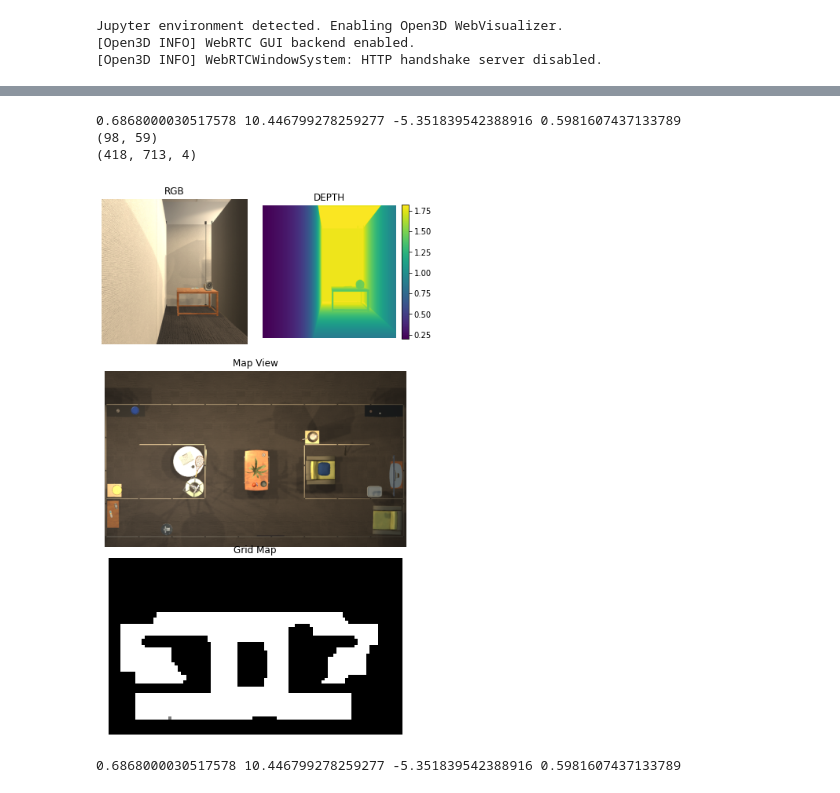
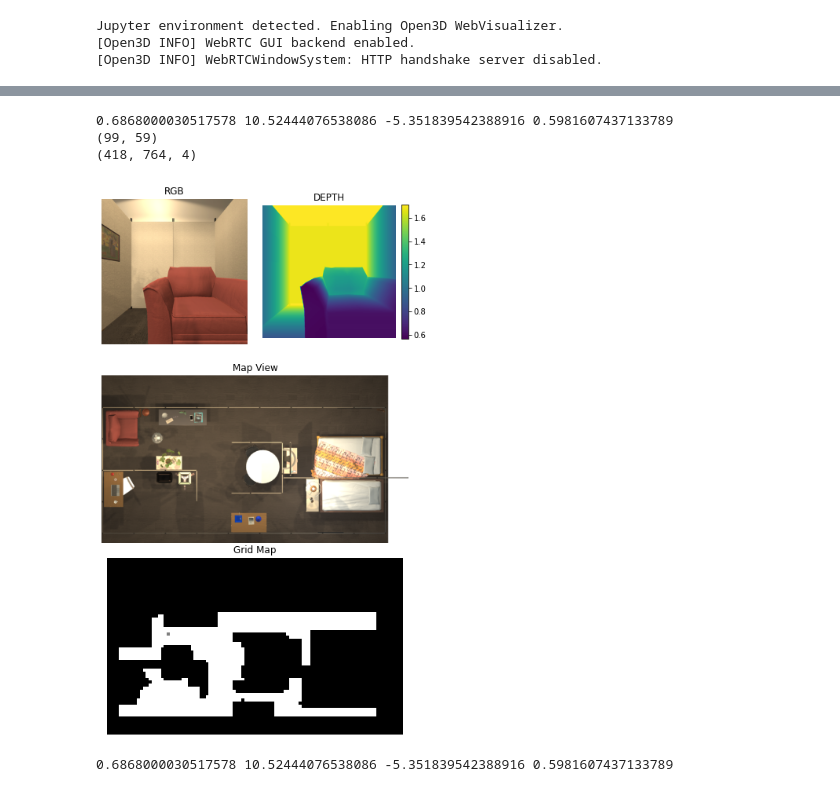
Before and after one commit to jeongeun980906/CoW-Reproduce, a Jupyter notebook: demo.ipynb, the cells around one changed output, grey strips where cells are left out. Saved outputs shown, nothing was run; the diff lists cells and outputs as text; code cells hidden in the pictures.

```diff
--- a/demo.ipynb
+++ b/demo.ipynb
@@ -26,11 +26,11 @@ device = "cuda" if torch.cuda.is_available() else "cpu"
 clip_gradcam = clip_grad_cam(device)
 # %%
 gridSize=0.05
-scene_name = "FloorPlan_Train8_1"
+scene_name = "FloorPlan_Val1_1"
 controller = Controller(
     platform=CloudRendering,
     agentMode="locobot",
-    visibilityDistance=2.0,
+    visibilityDistance=1.5,
     scene = scene_name,
     gridSize=gridSize,
     movementGaussianSigma=0,
@@ -119,28 +119,28 @@ except:
 # %%
 controller.step(
     action="Teleport",
-    position = rstate[200],
+    position = rstate[100],
     rotation = dict(x=0,y=270,z=0)
 )
 
 scene_bounds = controller.last_event.metadata['sceneBounds']['cornerPoints']
 scene_bounds = cornerpoint_projection(scene_bounds)
 sm = single_scenemap(scene_bounds,rstate,stepsize = 0.1)
 
 pos = controller.last_event.metadata['agent']['position']
 imshow_grid = sm.plot(pos)
 plot_frames(controller.last_event,imshow_grid)
 # %% [output]
-0.6868000030517578 10.446799278259277 -5.351839542388916 0.5981607437133789
-(98, 59)
-(418, 713, 4)
+0.6868000030517578 10.52444076538086 -5.351839542388916 0.5981607437133789
+(99, 59)
+(418, 764, 4)
-[figure, old version]
+[figure, new version]
 # %%
 proj = attn2map(controller,sm.gridmap)
 fbe = gridmap(controller,scene_bounds,clip_gradcam,proj,sm)
 rrtplanner = rrt.RRT(controller = controller, expand_dis=0.1,max_iter=10000,goal_sample_rate=20)
 # %% [output]
-0.6868000030517578 10.446799278259277 -5.351839542388916 0.5981607437133789
+0.6868000030517578 10.52444076538086 -5.351839542388916 0.5981607437133789
 # %%
 controller.step(
     action="Teleport",
```
Also changed, not shown: parts of 9 cells of this notebook, 14 other files.
